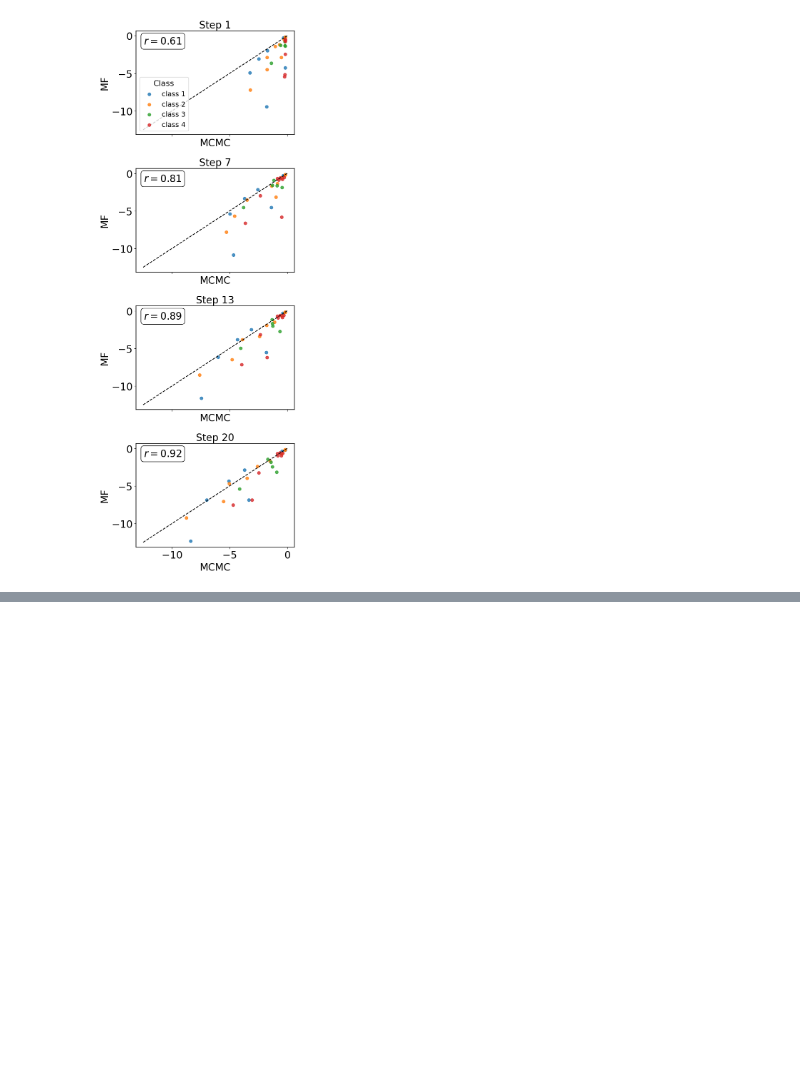
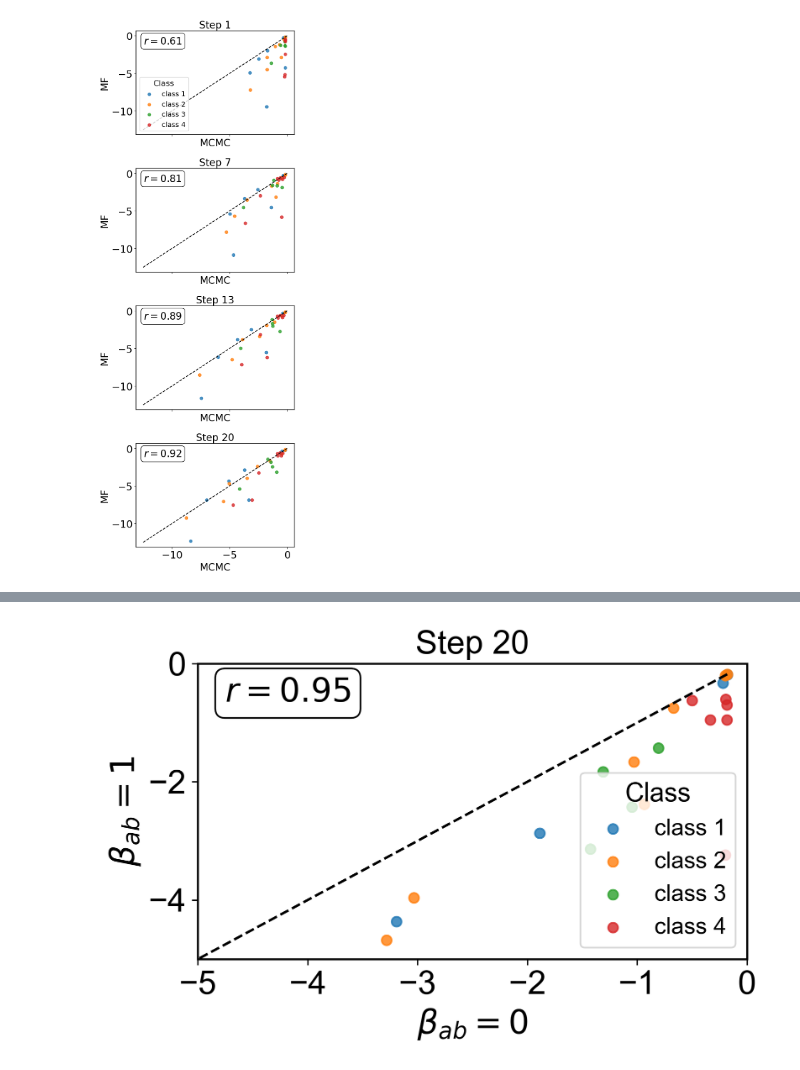
Before and after one commit to m-huot/ESCAPE_PATHS, a Jupyter notebook: mean_field_theory/Figure 4ab.ipynb, the cells around one changed output, grey strips where cells are left out. Drawn from its saved outputs; the diff is of its cells as text; code cells hidden in the pictures; blank space fills up the shorter version.

```diff
--- a/mean_field_theory/Figure 4ab.ipynb
+++ b/mean_field_theory/Figure 4ab.ipynb
@@ -412,0 +484,81 @@ plt.show()
+# %%
+import numpy as np
+import matplotlib.pyplot as plt
+from scipy.stats import pearsonr
+
+# --- Load both MF trajectories ---
+folder1 = 'results_scripts/covid_D_20/mean_f_free_ab_beta_ab_1._D_20'
+folder0 = 'results_scripts/covid_D_20/mean_f_free_ab_beta_ab_0._D_20'
+
+mopt_beta1 = np.load(f"{folder1}/mopt.npy")[:, :29] * L   # (21,29)
+mopt_beta0 = np.load(f"{folder0}/mopt.npy")[:, :29] * L   # (21,29)
+
+steps_to_plot = [20]
+
+plt.rcParams.update({
+    'font.size': 18,
+    'axes.titlesize': 20,
+    'axes.labelsize': 18,
+    'legend.fontsize': 16,
+    'xtick.labelsize': 16,
+    'ytick.labelsize': 16
+})
+
+n_steps = len(steps_to_plot)
+fig, axes = plt.subplots(n_steps, 1, figsize=(6, 4 * n_steps), sharex=True, sharey=True)
+
+if n_steps == 1:
+    axes = [axes]
+
+for i, step in enumerate(steps_to_plot):
+    ax = axes[i]
+
+    x = mopt_beta0[step]  # β_ab = 0
+    y = mopt_beta1[step]  # β_ab = 1
+
+    for cls in unique_classes:
+        idx = [j for j, c in enumerate(ab_classes) if c == cls]
+        ax.scatter(np.array(x)[idx], np.array(y)[idx],
+                   label=cls,
+                   color=class_to_color[cls],
+                   alpha=0.8)
+
+    # Correlation
+    r, _ = pearsonr(x, y)
+    ax.text(
+        0.05, 0.95, f"$r = {r:.2f}$", transform=ax.transAxes,
+        va='top', ha='left',
+        bbox=dict(facecolor='white', edgecolor='black', boxstyle='round,pad=0.3'),
+        fontsize=20
+    )
+
+    ax.set_title(f"Step {step}", fontsize=20)
+    ax.set_xlabel(r"$\beta_{ab}=0$", fontsize=20)
+    ax.set_ylabel(r"$\beta_{ab}=1$", fontsize=20)
+
+    ax.tick_params(axis='x', labelsize=20)
+    ax.tick_params(axis='y', labelsize=20)
+    for spine in ax.spines.values():
+        spine.set_edgecolor('black')
+        spine.set_linewidth(1.2)
+
+    # Reference diagonal
+    ax.plot([min(x.min(), y.min()), max(x.max(), y.max())],
+            [min(x.min(), y.min()), max(x.max(), y.max())],
+            linestyle='--', color='black')
+    ax.set_xlim([-5, 0])
+    ax.set_ylim([-5, 0])
+
+# Legend once (first subplot)
+axes[0].legend(
+    title='Class',
+    loc='lower right',
+    fontsize=14,
+    title_fontsize=16,
+    frameon=True
+)
+
+plt.tight_layout()
+plt.show()
+# %% [output]
+[figure, added]
```
Also changed, not shown: parts of 12 cells of this notebook, 11 other files.
